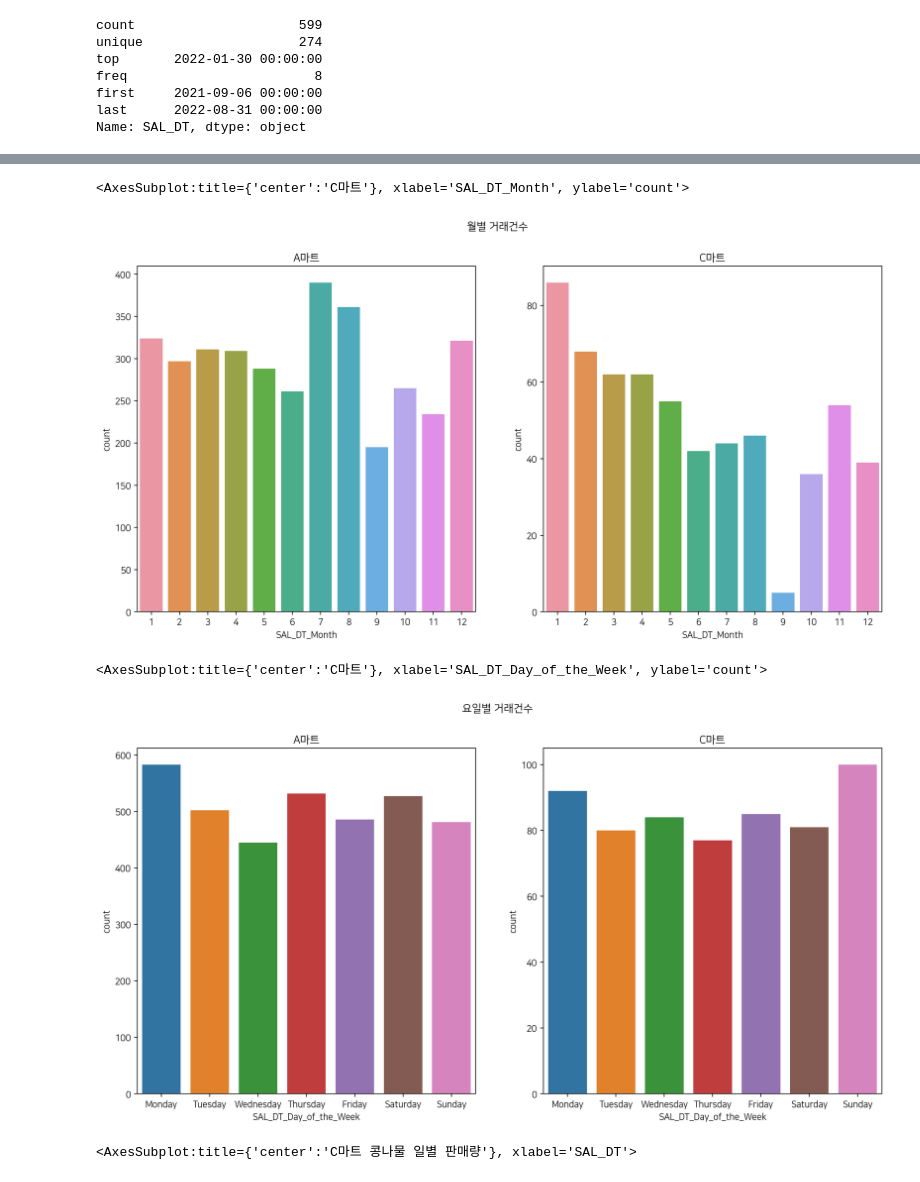
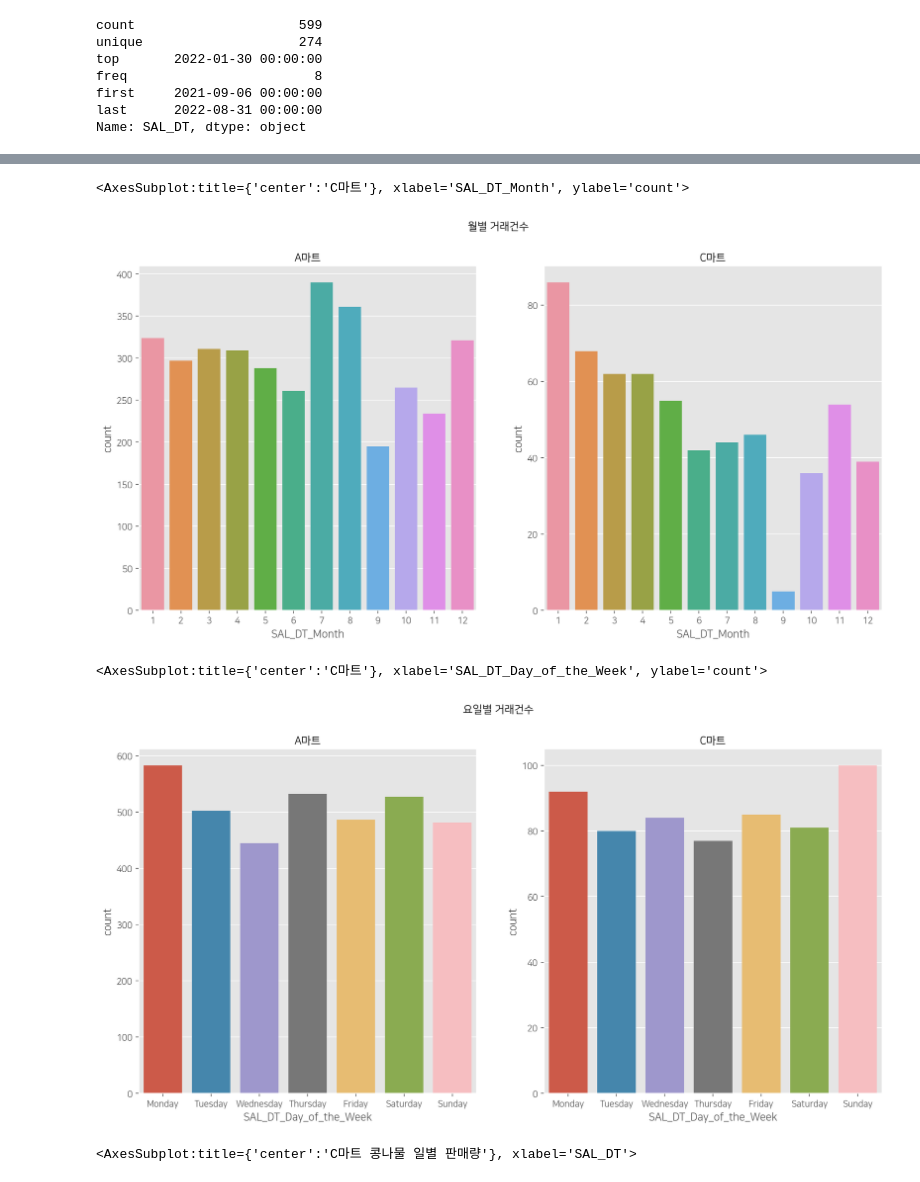
Before and after one commit to headgen/Year_Dream_2nd, a Jupyter notebook: Project/Team/Retail/(221001) Retail_EDA.ipynb, the cells around one changed output, grey strips where cells are left out. Cells and saved outputs as stored; diff of their text form; code cells hidden in the pictures.

```diff
--- a/Project/Team/Retail/(221001) Retail_EDA.ipynb
+++ b/Project/Team/Retail/(221001) Retail_EDA.ipynb
@@ -283,6 +283,7 @@ cnm_c['SAL_DT_Week_5'] = (cnm_c['SAL_DT_Week'] % 5 ) + 1 # Week % 5
 cnm_c['SAL_DT_Day_of_the_Week'] = cnm_c['SAL_DT'].dt.day_name() # Day of the Week
 # %%
 plt.figure(figsize=(15,7))
+plt.style.use('ggplot')
 plt.suptitle('주(Week)차별 거래건수 (4주차 기준: 1달을 4주로 가정)', fontweight='bold', size = 12)
 
 plt.subplot(121)
@@ -298,5 +299,6 @@ sns.countplot(x=cnm_c['SAL_DT_Week_4'])
 # %%
 plt.figure(figsize=(15,7))
+plt.style.use('ggplot')
 plt.suptitle('주(Week)차별 거래건수 (5주차 기준: 1달을 5주로 가정)', fontweight='bold', size = 12)
 
 plt.subplot(121)
@@ -312,5 +314,6 @@ sns.countplot(x=cnm_c['SAL_DT_Week_5'])
 # %%
 plt.figure(figsize=(15,7))
+plt.style.use('ggplot')
 plt.suptitle('월별 거래건수', fontweight='bold', size = 12)
 
 plt.subplot(121)
@@ -322,21 +325,22 @@ plt.title('C마트', fontweight='bold', size = 12)
 sns.countplot(x=cnm_c['SAL_DT_Month'])
 # %% [output]
 <AxesSubplot:title={'center':'C마트'}, xlabel='SAL_DT_Month', ylabel='count'>
-[figure, old version]
+[figure, new version]
 # %%
 plt.figure(figsize=(15,7))
+plt.style.use('ggplot')
 plt.suptitle('요일별 거래건수', fontweight='bold', size = 12)
 
 plt.subplot(121)
 plt.title('A마트', fontweight='bold', size = 12)
 sns.countplot(x=cnm_a['SAL_DT_Day_of_the_Week'], order=['Monday','Tuesday','Wednesday','Thursday','Friday','Saturday','Sunday'])
 
 plt.subplot(122)
 plt.title('C마트', fontweight='bold', size = 12)
 sns.countplot(x=cnm_c['SAL_DT_Day_of_the_Week'], order=['Monday','Tuesday','Wednesday','Thursday','Friday','Saturday','Sunday'])
 # %% [output]
 <AxesSubplot:title={'center':'C마트'}, xlabel='SAL_DT_Day_of_the_Week', ylabel='count'>
-[figure, old version]
+[figure, new version]
 # %%
 plt.figure(figsize=(15,7))
 plt.style.use('ggplot')
```
Also changed, not shown: parts of 6 cells of this notebook.
